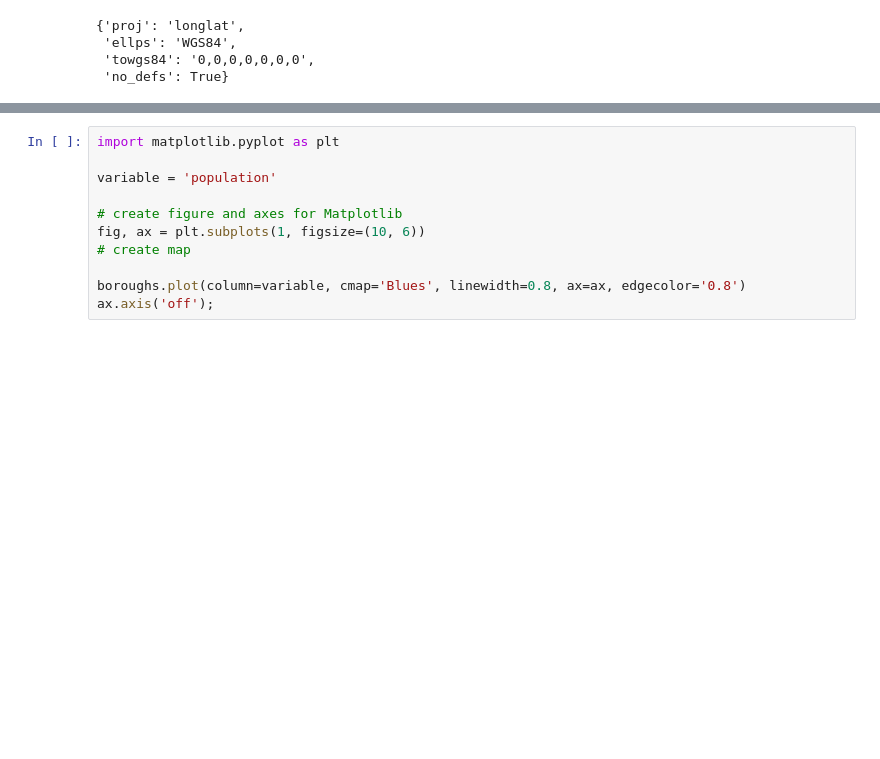
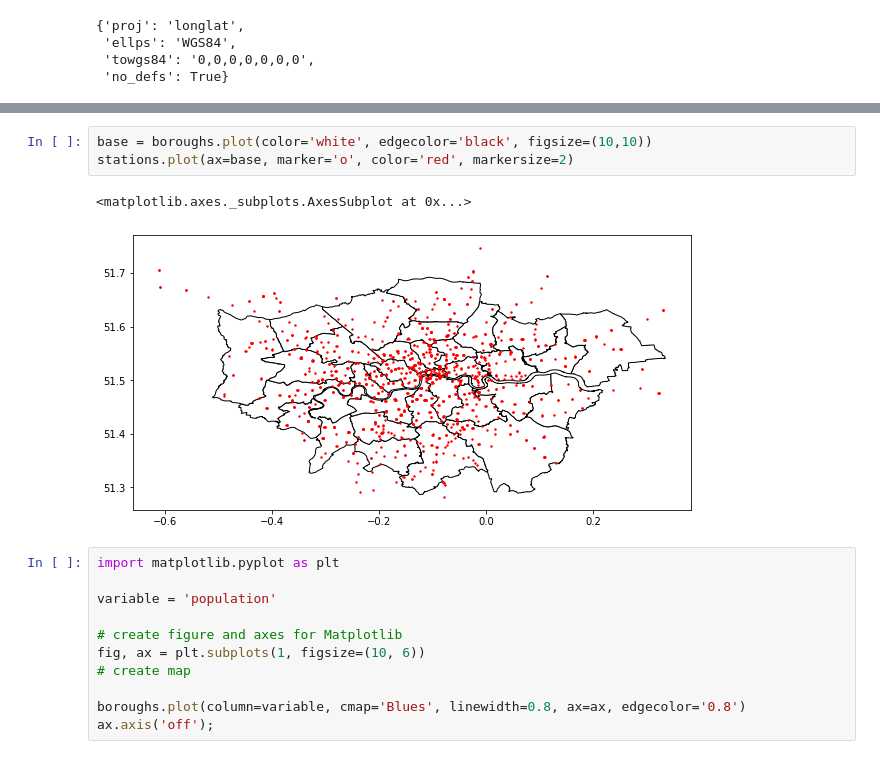
Before and after one commit to fabiangunzinger/london_cycling, a Jupyter notebook: london_cycling.ipynb, the cells around one changed output, grey strips where cells are left out. Drawn from its saved outputs; the diff is of its cells as text; blank space fills up the shorter version.

```diff
--- a/london_cycling.ipynb
+++ b/london_cycling.ipynb
@@ -352,3 +355,9 @@ stations.plot(color='red', markersize=2)
+# %%
+base = boroughs.plot(color='white', edgecolor='black', figsize=(10,10))
+stations.plot(ax=base, marker='o', color='red', markersize=2)
+# %% [output]
+<matplotlib.axes._subplots.AxesSubplot at 0x...>
+[figure, added]
 # %%
 import matplotlib.pyplot as plt
 
```
Also changed, not shown: parts of 1 cell of this notebook.
